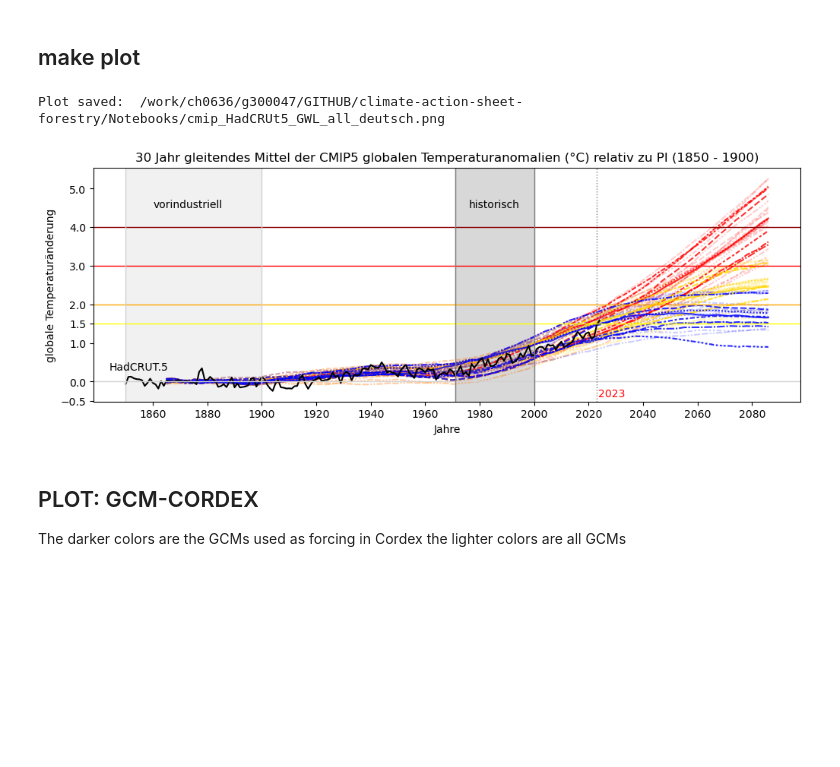
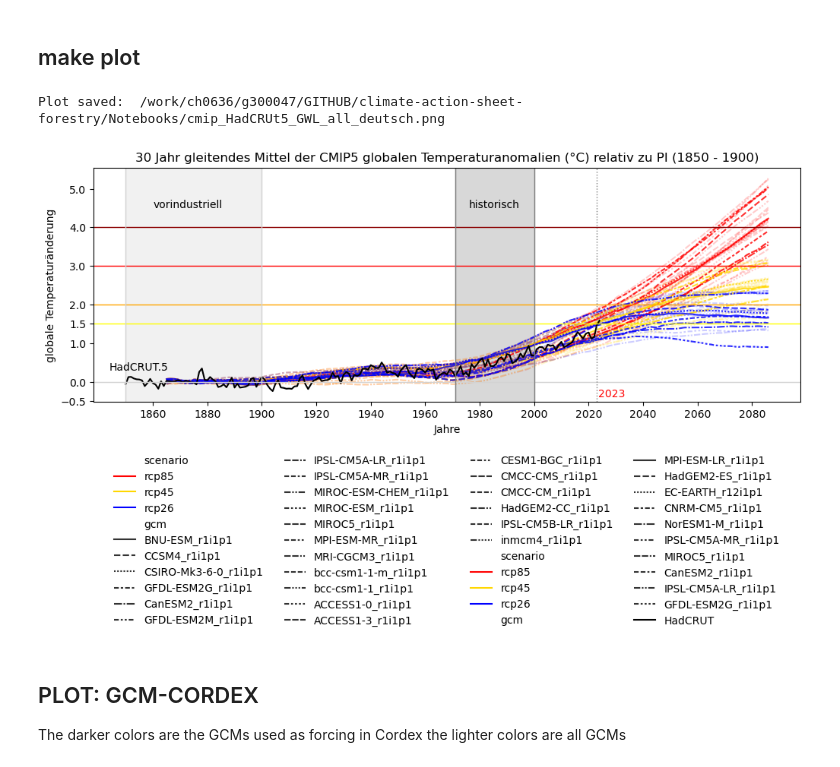
Before and after one commit to climate-service-center/climate-action-sheet-forestry, a Jupyter notebook: Notebooks/read_atlas_cmip5.ipynb, the cells around one changed output. Cells and saved outputs as stored; diff of their text form; code cells hidden in the pictures; blank space fills up the shorter version.

```diff
--- a/Notebooks/read_atlas_cmip5.ipynb
+++ b/Notebooks/read_atlas_cmip5.ipynb
@@ -366,35 +374,35 @@ fig.set_xticks([1860, 1880, 1900, 1920, 1940, 1960, 1980, 2000, 2020, 2040, 2060
 
 fig.axvline(1971, color="grey", linestyle="-", linewidth=1)
 fig.axvline(2000, color="grey", linestyle="-", linewidth=1)
 fig.axvspan(1971, 2000, ymin=-0.6, ymax=1, alpha=0.3, color="grey")
 
 fig.axvline(1850, color="lightgrey", linestyle="-", linewidth=1)
 fig.axvline(1900, color="lightgrey", linestyle="-", linewidth=1)
 fig.axvspan(1850, 1900, ymin=-0.6, ymax=1, alpha=0.3, color="lightgrey")
 fig.text(1860, 4.5, "vorindustriell", fontsize=10)
 fig.text(1976, 4.5, "historisch", fontsize=10)
 
 # Legend at the bottom
 sns.move_legend(
     fig,
     "lower center",
     bbox_to_anchor=(0.5, -1),
     ncol=4,
     title=None,
     frameon=False,
 )
 # Wenn die legende stört
-ax.get_legend().remove()
+#ax.get_legend().remove()
 
 # plt.show()
 
 plotname = os.path.join(workdir, "cmip_HadCRUt5_GWL_all_deutsch.png")
 
 plt.savefig(plotname, bbox_inches="tight")
 print("Plot saved: ", plotname)
 # %% [output]
 Plot saved:  /work/ch0636/g300047/GITHUB/climate-action-sheet-forestry/Notebooks/cmip_HadCRUt5_GWL_all_deutsch.png
-[figure, old version]
+[figure, new version]
 # %% [markdown]
 ## PLOT: GCM-CORDEX
 
```
Also changed, not shown: parts of 3 cells of this notebook, 4 other files.
